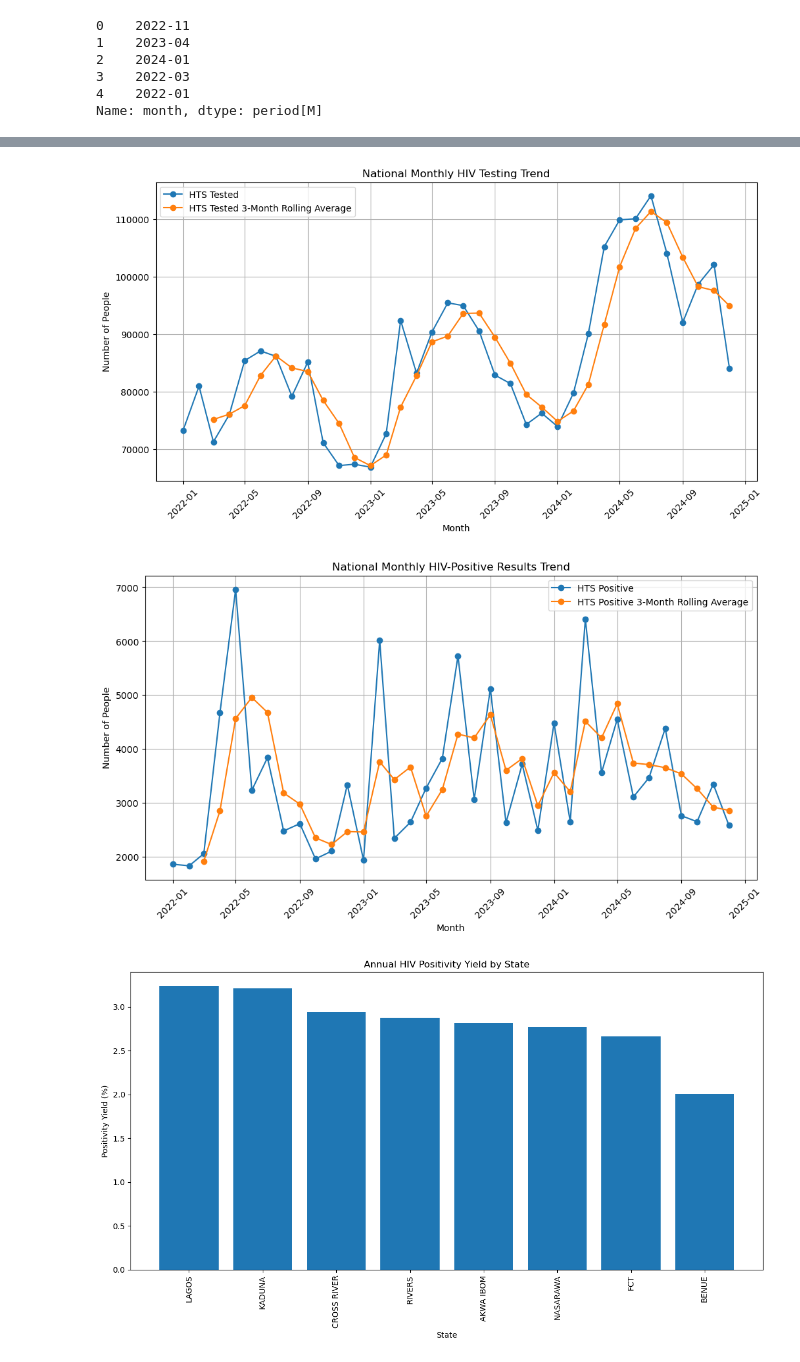
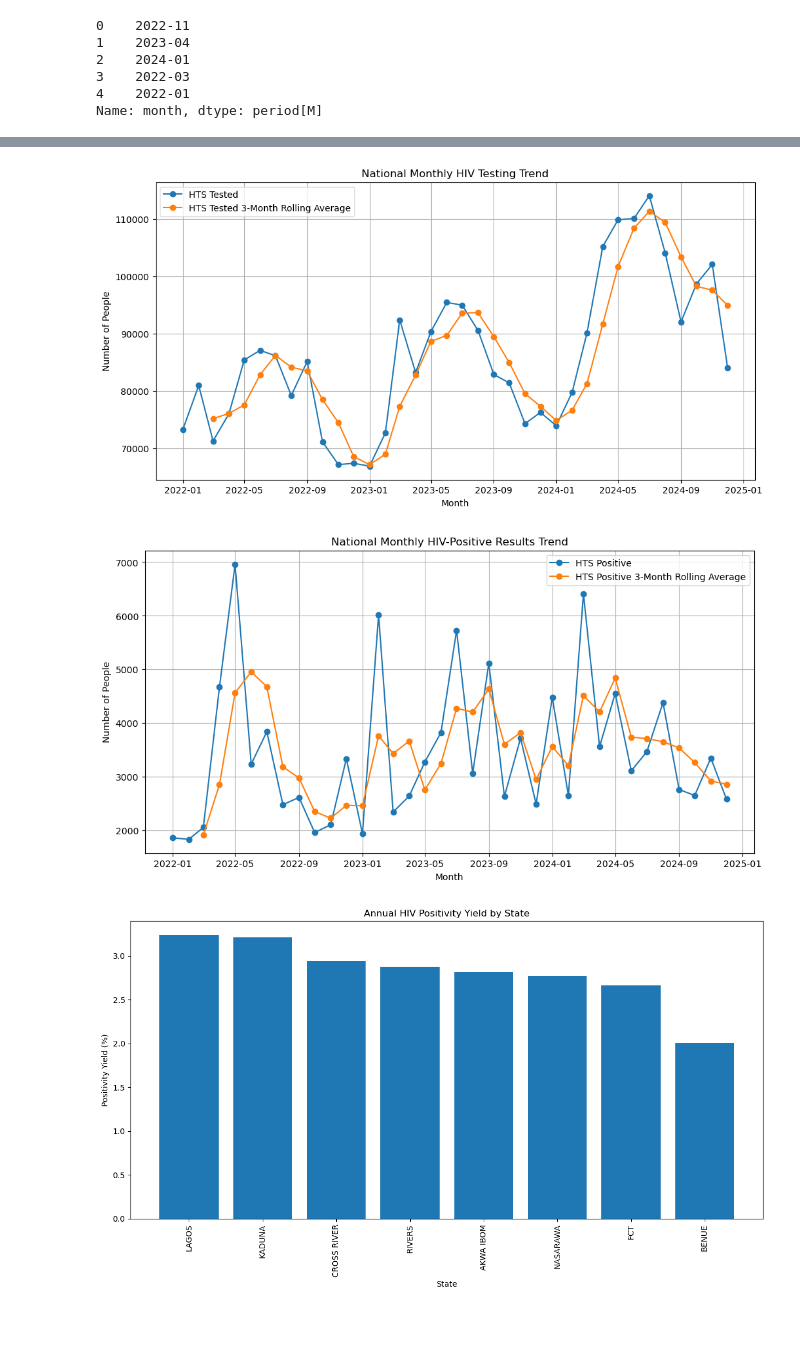
Before and after one commit to AlozieCollins/Intern-dataset-work, a Jupyter notebook: work.ipynb, the cells around one changed output, grey strips where cells are left out. Saved outputs shown, nothing was run; the diff lists cells and outputs as text; code cells hidden in the pictures; blank space fills up the shorter version.

```diff
--- a/work.ipynb
+++ b/work.ipynb
@@ -1554,35 +1747,35 @@ monthly_national["month"] = monthly_national["month"].dt.to_timestamp()
 # Plot month against hts_tst
 import matplotlib.pyplot as plt
 
 plt.figure(figsize=(12, 6))
 
 plt.plot(
     monthly_national["month"],
     monthly_national["hts_tst"],
     label="HTS Tested",
     marker= "o"
 )
 
 plt.plot(
     monthly_national["month"],
     monthly_national["hts_tst_rolling_3"],
     label="HTS Tested 3-Month Rolling Average",
     marker= "o"
 )
 
 plt.xlabel("Month")
 plt.ylabel("Number of People")
 plt.title("National Monthly HIV Testing Trend")
 plt.legend()
-plt.xticks(rotation=45)
+
 plt.grid()
 
 plt.savefig(
     "plot_1_HIV_ 3_month_rolling_average.png"
 )
 plt.show()
 # %% [output]
-[figure, old version]
+[figure, new version]
 # %%
 # Plot month againt hts_tst_pos
 plt.figure(figsize=(12, 6))
@@ -1605,7 +1798,7 @@ plt.xlabel("Month")
 plt.ylabel("Number of People")
 plt.title("National Monthly HIV-Positive Results Trend")
 plt.legend()
-plt.xticks(rotation=45)
+
 plt.grid()
 
 plt.savefig(
@@ -1613,7 +1806,7 @@ plt.savefig(
 )
 plt.show()
 # %% [output]
-[figure, old version]
+[figure, new version]
 # %%
 # Calculate annual positivity yield by state
 positivity_state = (
```
Also changed, not shown: parts of 61 cells of this notebook, 6 other files.
